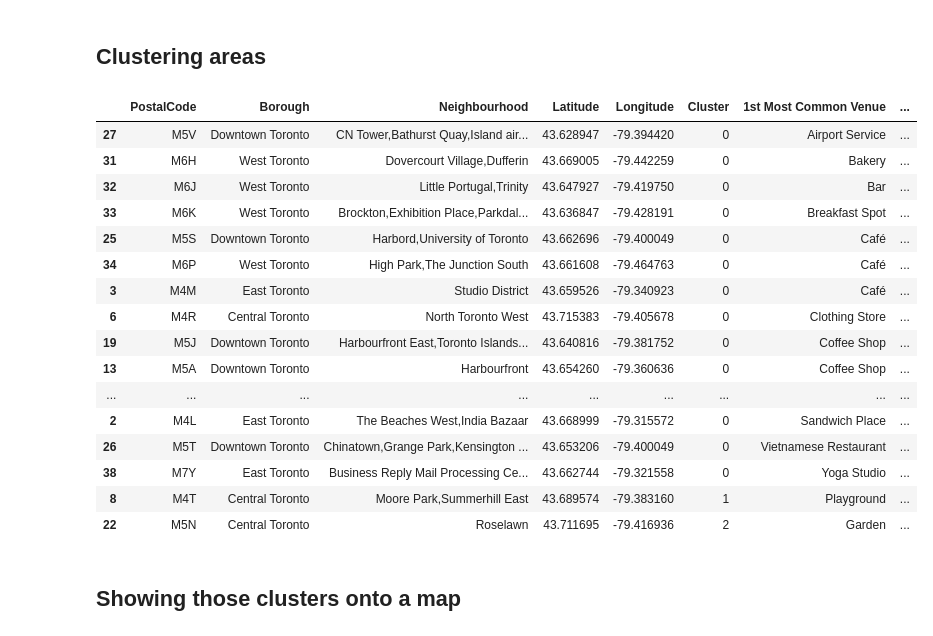
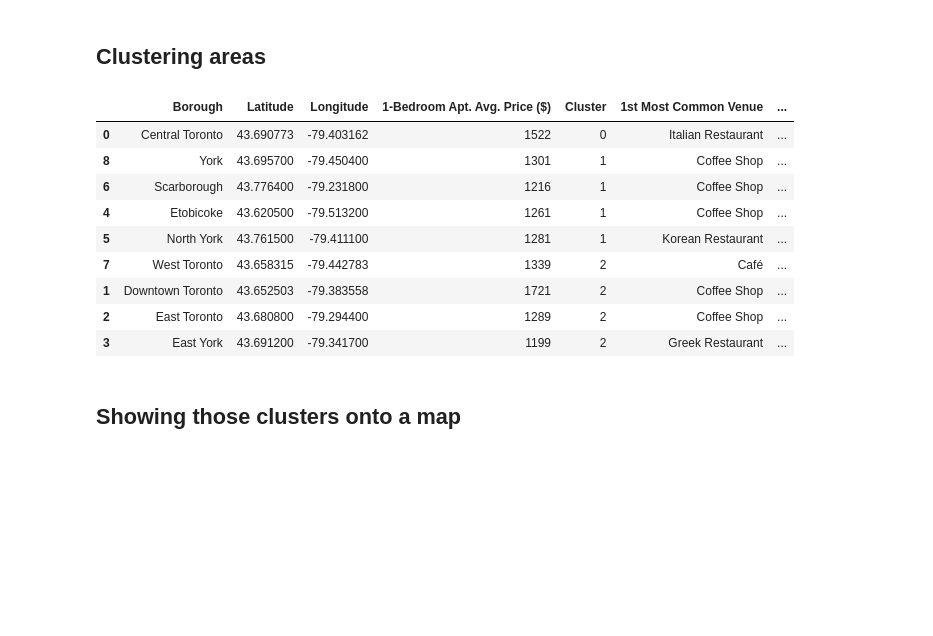
Before and after one commit to theoblank/Data-Science-Capstone, a Jupyter notebook: IBM Data Science Capstone Project.ipynb, the cells around one changed output. Drawn from its saved outputs; the diff is of its cells as text; code cells hidden in the pictures; blank space fills up the shorter version.

Commit message:
Published from Watson Studio.

```diff
--- a/IBM Data Science Capstone Project.ipynb
+++ b/IBM Data Science Capstone Project.ipynb
@@ -183,8 +213,8 @@ The geograpical coordinates of Toronto are 43.653963, -79.387207.
 # %%
 map_toronto = folium.Map(location=[latitude, longitude], zoom_start=11)
 
-for lat, long, post, borough, neigh in zip(df_toronto_coords['Latitude'], df_toronto_coords['Longitude'], df_toronto_coords['PostalCode'], df_toronto_coords['Borough'], df_toronto_coords['Neighbourhood']):
-    label = "{} ({}): {}".format(borough, post, neigh)
+for lat, long, borough, price in zip(df_toronto_clean['Latitude'], df_toronto_clean['Longitude'], df_toronto_clean['Borough'], df_toronto_clean['1-Bedroom Apt. Avg. Price ($)']):
+    label = "{} (${})".format(borough, price)
     popup = folium.Popup(label, parse_html=True)
     folium.CircleMarker(
         [lat, long],
@@ -270,7 +264,7 @@ for lat, long, post, borough, neighborhood in zip(toronto_central_df['Latitude']
             venue['venue']['categories'][0]['name']))
 # %%
 venues_df = pd.DataFrame(venues)
-venues_df.columns = ['PostalCode', 'Borough', 'Neighbourhood', 'BoroughLatitude', 'BoroughLongitude', 'VenueName', 'VenueLatitude', 'VenueLongitude', 'VenueCategory']
+venues_df.columns = ['Borough', 'BoroughLatitude', 'BoroughLongitude', 'VenueName', 'VenueLatitude', 'VenueLongitude', 'VenueCategory']
 print(venues_df.shape)
 venues_df.head()
 # %% [output]
@@ -334,5 +320,5 @@ toronto_central_onehot.head()
 # %%
-toronto_central_venues_freq = toronto_central_onehot.groupby(['PostalCode', 'Borough', 'Neighbourhoods']).mean().reset_index()
-print(toronto_central_venues_freq.shape)
-toronto_central_venues_freq.head()
+toronto_clean_venues_freq = toronto_clean_onehot.groupby(['Borough']).mean().reset_index()
+print(toronto_clean_venues_freq.shape)
+toronto_clean_venues_freq.head()
 # %% [output]
@@ -352,7 +338,7 @@ num_top_venues = 10
 indicators = ['st', 'nd', 'rd']
 
 # create columns according to number of top venues
-areaColumns = ['PostalCode', 'Borough', 'Neighbourhoods']
+areaColumns = ['Borough']
 freqColumns = []
 for ind in np.arange(num_top_venues):
     try:
@@ -361,16 +347,14 @@ for ind in np.arange(num_top_venues):
         freqColumns.append('{}th Most Common Venue'.format(ind+1))
 columns = areaColumns+freqColumns
 # create a new dataframe
-neighborhoods_venues_sorted = pd.DataFrame(columns=columns)
-neighborhoods_venues_sorted['PostalCode'] = toronto_central_venues_freq['PostalCode']
-neighborhoods_venues_sorted['Borough'] = toronto_central_venues_freq['Borough']
-neighborhoods_venues_sorted['Neighbourhoods'] = toronto_central_venues_freq['Neighbourhoods']
+borough_venues_sorted = pd.DataFrame(columns=columns)
+borough_venues_sorted['Borough'] = toronto_clean_venues_freq['Borough']
 
-for ind in np.arange(toronto_central_venues_freq.shape[0]):
-    row_categories = toronto_central_venues_freq.iloc[ind, :].iloc[3:]
+for ind in np.arange(toronto_clean_venues_freq.shape[0]):
+    row_categories = toronto_clean_venues_freq.iloc[ind, :].iloc[1:]
     row_categories_sorted = row_categories.sort_values(ascending=False)
-    neighborhoods_venues_sorted.iloc[ind, 3:] = row_categories_sorted.index.values[0:num_top_venues]
+    borough_venues_sorted.iloc[ind, 1:] = row_categories_sorted.index.values[0:num_top_venues]
 
-neighborhoods_venues_sorted.sort_values(freqColumns, inplace=True)
-neighborhoods_venues_sorted
+borough_venues_sorted.sort_values(freqColumns, inplace=True)
+borough_venues_sorted
 # %% [output]
@@ -396,34 +373,27 @@ neighborhoods_venues_sorted
 # %%
 kclusters = 3
 
-toronto_central_venues_freq_clustering = toronto_central_venues_freq.drop(['PostalCode', 'Borough', 'Neighbourhoods'], 1)
+toronto_clean_venues_freq_clustering = toronto_clean_venues_freq.drop(['Borough'], 1)
 
-kmeans = KMeans(n_clusters=kclusters, random_state=0).fit(toronto_central_venues_freq_clustering)
+kmeans = KMeans(n_clusters=kclusters, random_state=0).fit(toronto_clean_venues_freq_clustering)
 
-toronto_central_clustered_df = toronto_central_df
-toronto_central_clustered_df['Cluster'] = kmeans.labels_
+toronto_clean_clustered = df_toronto_clean  #toronto_central_df
+toronto_clean_clustered['Cluster'] = kmeans.labels_
 
-toronto_central_clustered_df = toronto_central_clustered_df.join(neighborhoods_venues_sorted.drop(['Borough', 'Neighbourhoods'], 1).set_index('PostalCode'), on='PostalCode')
-toronto_central_clustered_df.sort_values(['Cluster'] + freqColumns, inplace=True)
-toronto_central_clustered_df
+toronto_clean_clustered = toronto_clean_clustered.join(borough_venues_sorted.set_index('Borough'), on='Borough')
+toronto_clean_clustered.sort_values(['Cluster'] + freqColumns, inplace=True)
+toronto_clean_clustered
 # %% [output]
-|  | PostalCode | Borough | Neighbourhood | Latitude | Longitude | Cluster | 1st Most Common Venue | ... |
-| 27 | M5V | Downtown Toronto | CN Tower,Bathurst Quay,Island air... | 43.628947 | -79.394420 | 0 | Airport Service | ... |
-| 31 | M6H | West Toronto | Dovercourt Village,Dufferin | 43.669005 | -79.442259 | 0 | Bakery | ... |
-| 32 | M6J | West Toronto | Little Portugal,Trinity | 43.647927 | -79.419750 | 0 | Bar | ... |
-| 33 | M6K | West Toronto | Brockton,Exhibition Place,Parkdal... | 43.636847 | -79.428191 | 0 | Breakfast Spot | ... |
-| 25 | M5S | Downtown Toronto | Harbord,University of Toronto | 43.662696 | -79.400049 | 0 | Café | ... |
-| 34 | M6P | West Toronto | High Park,The Junction South | 43.661608 | -79.464763 | 0 | Café | ... |
-| 3 | M4M | East Toronto | Studio District | 43.659526 | -79.340923 | 0 | Café | ... |
-| 6 | M4R | Central Toronto | North Toronto West | 43.715383 | -79.405678 | 0 | Clothing Store | ... |
-| 19 | M5J | Downtown Toronto | Harbourfront East,Toronto Islands... | 43.640816 | -79.381752 | 0 | Coffee Shop | ... |
-| 13 | M5A | Downtown Toronto | Harbourfront | 43.654260 | -79.360636 | 0 | Coffee Shop | ... |
-| ... | ... | ... | ... | ... | ... | ... | ... | ... |
-| 2 | M4L | East Toronto | The Beaches West,India Bazaar | 43.668999 | -79.315572 | 0 | Sandwich Place | ... |
-| 26 | M5T | Downtown Toronto | Chinatown,Grange Park,Kensington ... | 43.653206 | -79.400049 | 0 | Vietnamese Restaurant | ... |
-| 38 | M7Y | East Toronto | Business Reply Mail Processing Ce... | 43.662744 | -79.321558 | 0 | Yoga Studio | ... |
-| 8 | M4T | Central Toronto | Moore Park,Summerhill East | 43.689574 | -79.383160 | 1 | Playground | ... |
-| 22 | M5N | Central Toronto | Roselawn | 43.711695 | -79.416936 | 2 | Garden | ... |
+|  | Borough | Latitude | Longitude | 1-Bedroom Apt. Avg. Price ($) | Cluster | 1st Most Common Venue | ... |
+| 0 | Central Toronto | 43.690773 | -79.403162 | 1522 | 0 | Italian Restaurant | ... |
+| 8 | York | 43.695700 | -79.450400 | 1301 | 1 | Coffee Shop | ... |
+| 6 | Scarborough | 43.776400 | -79.231800 | 1216 | 1 | Coffee Shop | ... |
+| 4 | Etobicoke | 43.620500 | -79.513200 | 1261 | 1 | Coffee Shop | ... |
+| 5 | North York | 43.761500 | -79.411100 | 1281 | 1 | Korean Restaurant | ... |
+| 7 | West Toronto | 43.658315 | -79.442783 | 1339 | 2 | Café | ... |
+| 1 | Downtown Toronto | 43.652503 | -79.383558 | 1721 | 2 | Coffee Shop | ... |
+| 2 | East Toronto | 43.680800 | -79.294400 | 1289 | 2 | Coffee Shop | ... |
+| 3 | East York | 43.691200 | -79.341700 | 1199 | 2 | Greek Restaurant | ... |
 # %% [markdown]
 ## Showing those clusters onto a map
 # %%
```
Also changed, not shown: parts of 40 cells of this notebook.
